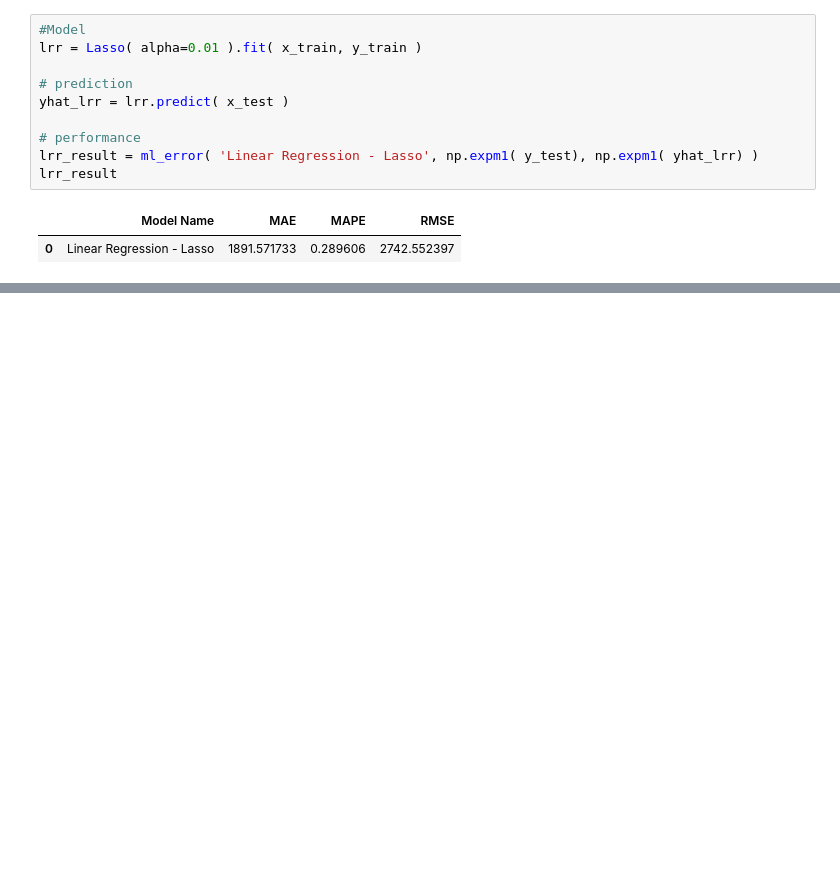
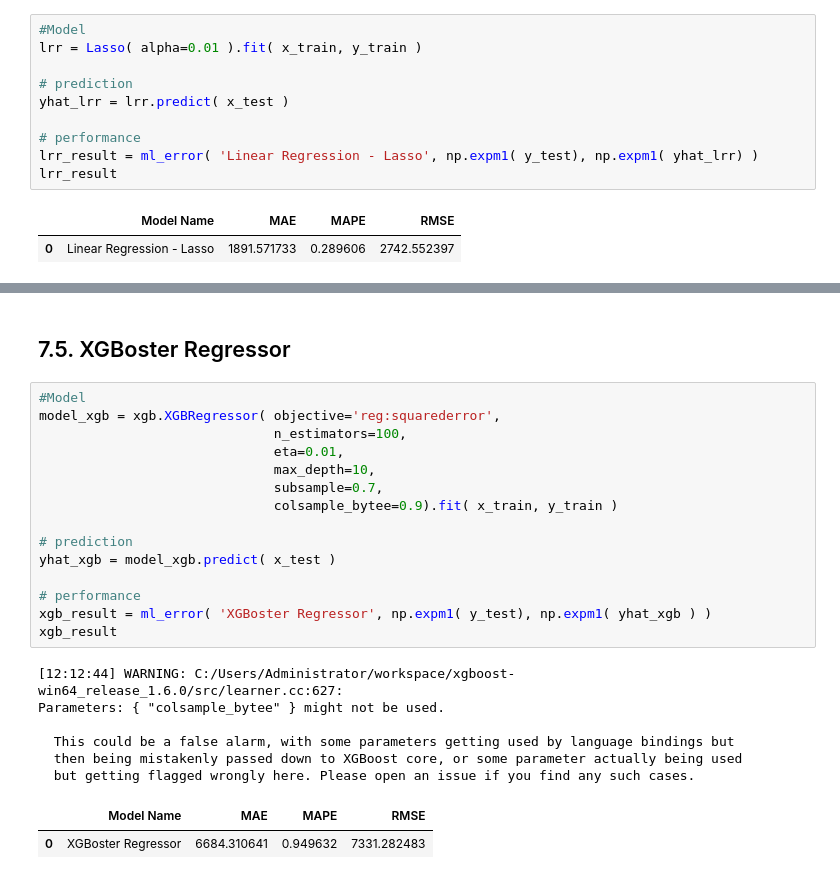
Before and after one commit to webluc/ds-em-producao, a Jupyter notebook: m07_v01_store_sales_prediction.ipynb, the cells around one changed output, grey strips where cells are left out. Cells and saved outputs as stored; diff of their text form; blank space fills up the shorter version.

```diff
--- a/m07_v01_store_sales_prediction.ipynb
+++ b/m07_v01_store_sales_prediction.ipynb
@@ -1130,0 +1123,26 @@ lrr_result
+# %% [markdown]
+##  7.5. XGBoster Regressor
+# %%
+#Model
+model_xgb = xgb.XGBRegressor( objective='reg:squarederror',
+                              n_estimators=100,
+                              eta=0.01,
+                              max_depth=10,
+                              subsample=0.7,
+                              colsample_bytee=0.9).fit( x_train, y_train )
+
+# prediction
+yhat_xgb = model_xgb.predict( x_test )
+
+# performance
+xgb_result = ml_error( 'XGBoster Regressor', np.expm1( y_test), np.expm1( yhat_xgb ) )
+xgb_result
+# %% [output]
+[12:12:44] WARNING: C:/Users/Administrator/workspace/xgboost-win64_release_1.6.0/src/learner.cc:627:
+Parameters: { "colsample_bytee" } might not be used.
+
+  This could be a false alarm, with some parameters getting used by language bindings but
+  then being mistakenly passed down to XGBoost core, or some parameter actually being used
+  but getting flagged wrongly here. Please open an issue if you find any such cases.
+|  | Model Name | MAE | MAPE | RMSE |
+| 0 | XGBoster Regressor | 6684.310641 | 0.949632 | 7331.282483 |
```
Also changed, not shown: parts of 11 cells of this notebook.
